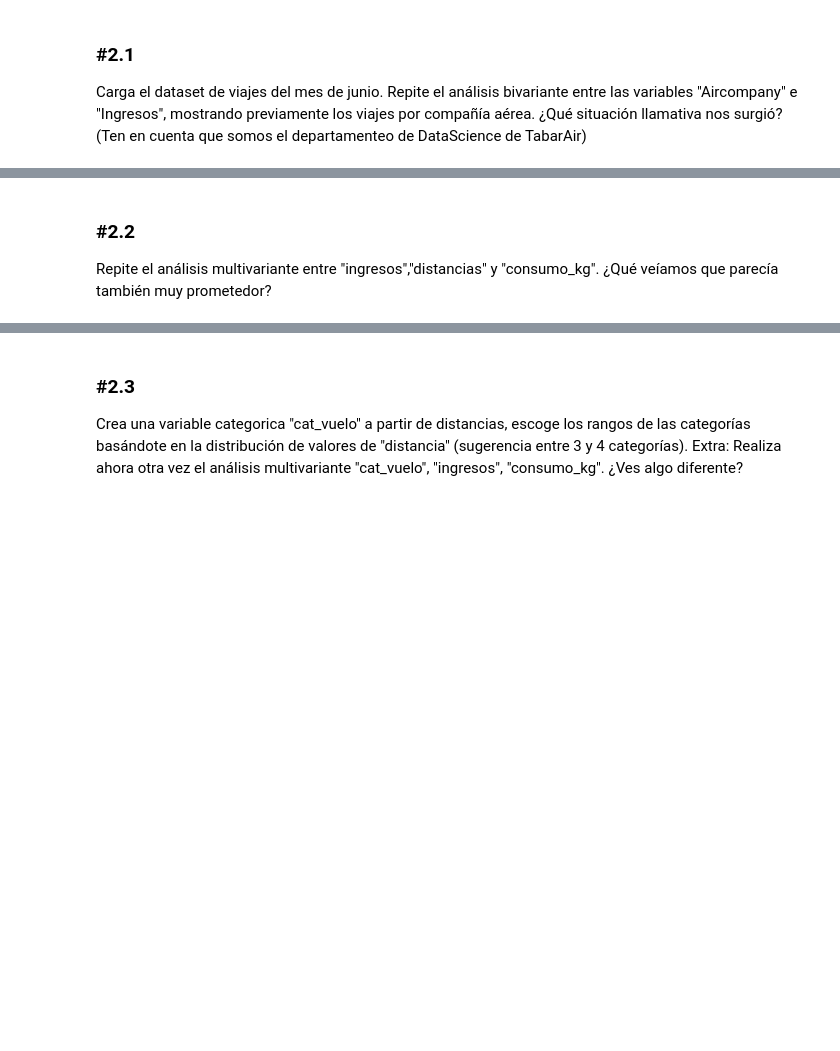
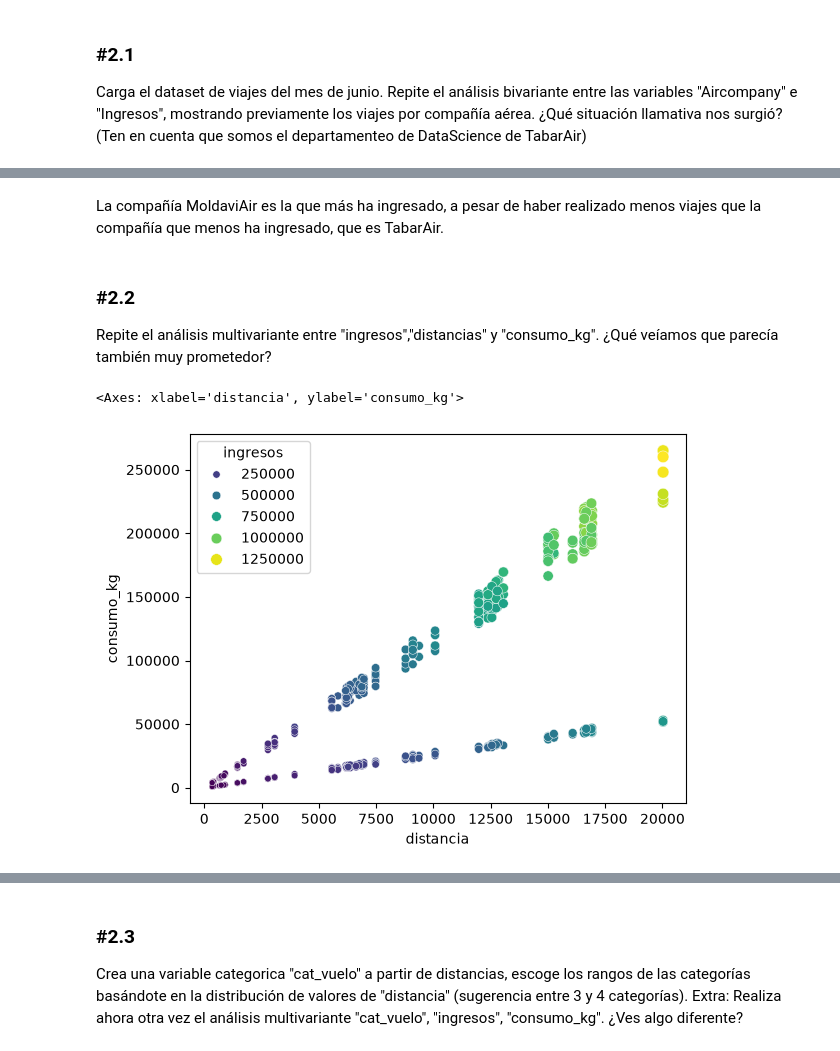
Before and after one commit to AlejandraVelascoSanchezVillares/0926_ds_thebridge_ft, a Jupyter notebook: 2-Analytics/4-Mates para DS/Ejercicios/Practica_Multivariante.ipynb, the cells around one changed output, grey strips where cells are left out. Cells and saved outputs as stored; diff of their text form; code cells hidden in the pictures; blank space fills up the shorter version.

```diff
--- a/2-Analytics/4-Mates para DS/Ejercicios/Practica_Multivariante.ipynb
+++ b/2-Analytics/4-Mates para DS/Ejercicios/Practica_Multivariante.ipynb
@@ -277,3 +363,6 @@ El objetivo en este caso no es tanto hacer un montón de análisis sino entender
 ### #2.1
 
 Carga el dataset de viajes del mes de junio. Repite el análisis bivariante entre las variables "Aircompany" e "Ingresos", mostrando previamente los viajes por compañía aérea. ¿Qué situación llamativa nos surgió? (Ten en cuenta que somos el departamenteo de DataScience de TabarAir)
+# %%
+df_viajes = pd.read_csv("../data/dataset_viajes_A.csv")
+df_viajes
@@ -280,4 +411,11 @@ Carga el dataset de viajes del mes de junio. Repite el análisis bivariante entr
+# %% [markdown]
+La compañía MoldaviAir es la que más ha ingresado, a pesar de haber realizado menos viajes que la compañía que menos ha ingresado, que es TabarAir.
 # %% [markdown]
 ### #2.2
 
 Repite el análisis multivariante entre "ingresos","distancias" y "consumo_kg". ¿Qué veíamos que parecía también muy prometedor?
+# %%
+sns.scatterplot(data=df_viajes, x="distancia", y="consumo_kg", hue="ingresos", size="ingresos", palette="viridis")
+# %% [output]
+<Axes: xlabel='distancia', ylabel='consumo_kg'>
+[figure, added]
```
Also changed, not shown: parts of 33 cells of this notebook, 1 other file.
